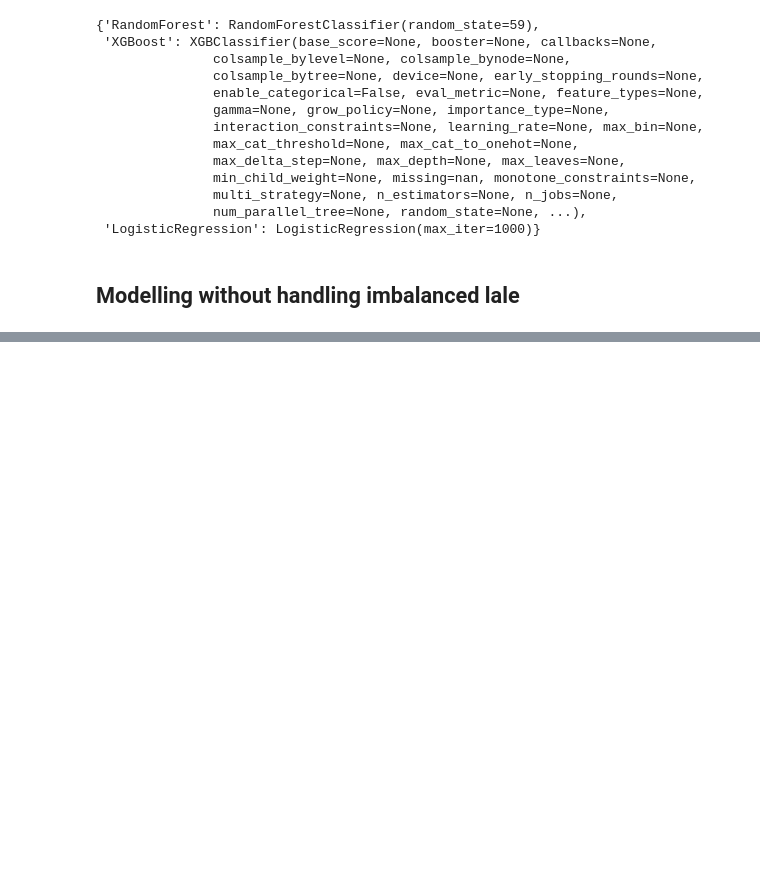
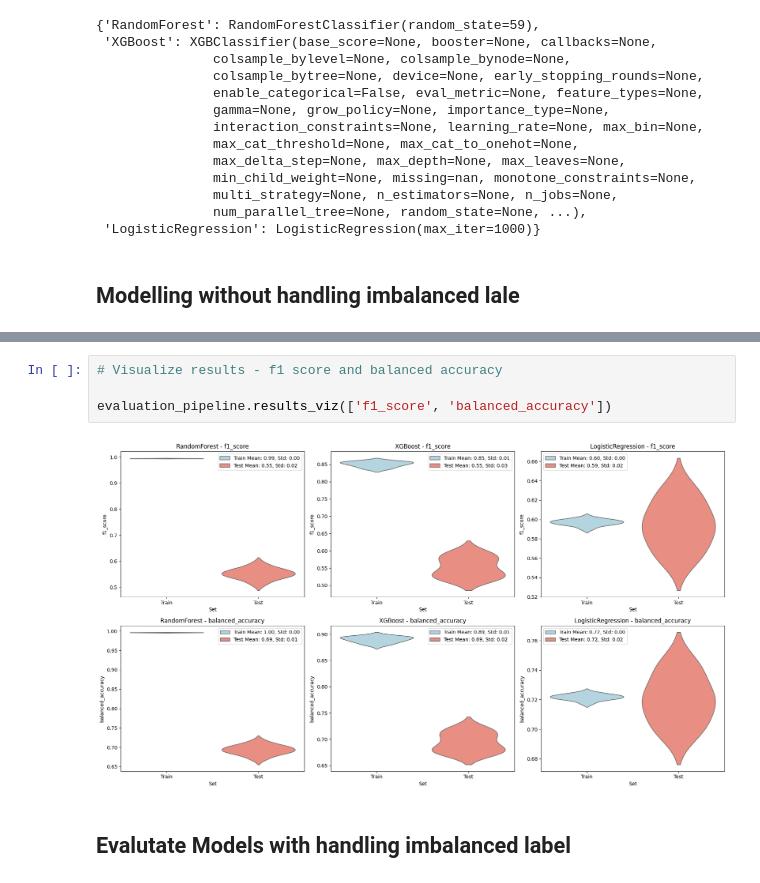
Before and after one commit to Silvano315/Churn-Prediction-with-SHAP, a Jupyter notebook: Classification.ipynb, the cells around one changed output, grey strips where cells are left out. Cells and saved outputs as stored; diff of their text form; blank space fills up the shorter version.

```diff
--- a/Classification.ipynb
+++ b/Classification.ipynb
@@ -47,0 +83,8 @@ evaluation_pipeline.models
+# %%
+# Visualize results - f1 score and balanced accuracy
+
+evaluation_pipeline.results_viz(['f1_score', 'balanced_accuracy'])
+# %% [output]
+[figure, added]
+# %% [markdown]
+## Evalutate Models with handling imbalanced label
```
Also changed, not shown: parts of 5 cells of this notebook.
